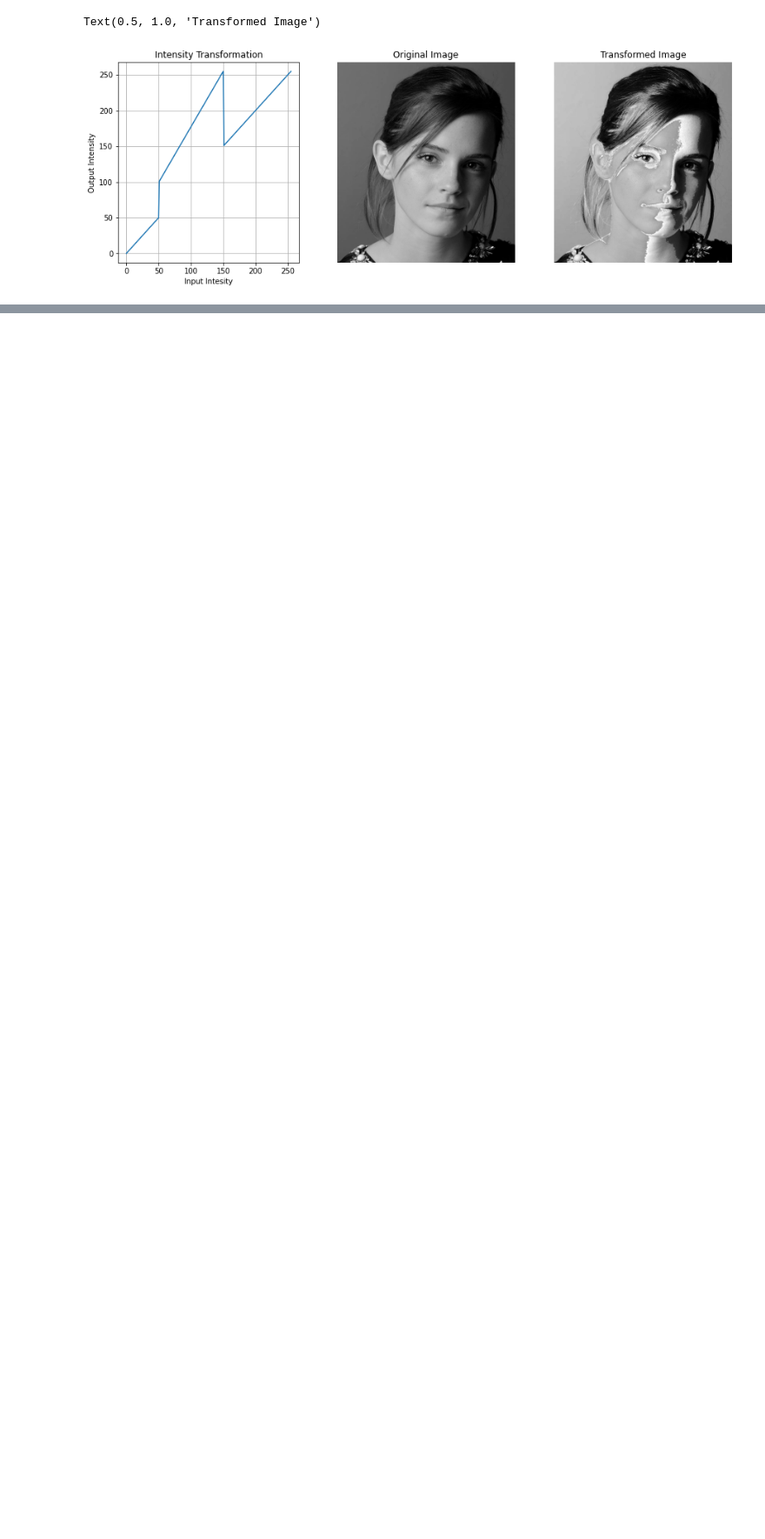
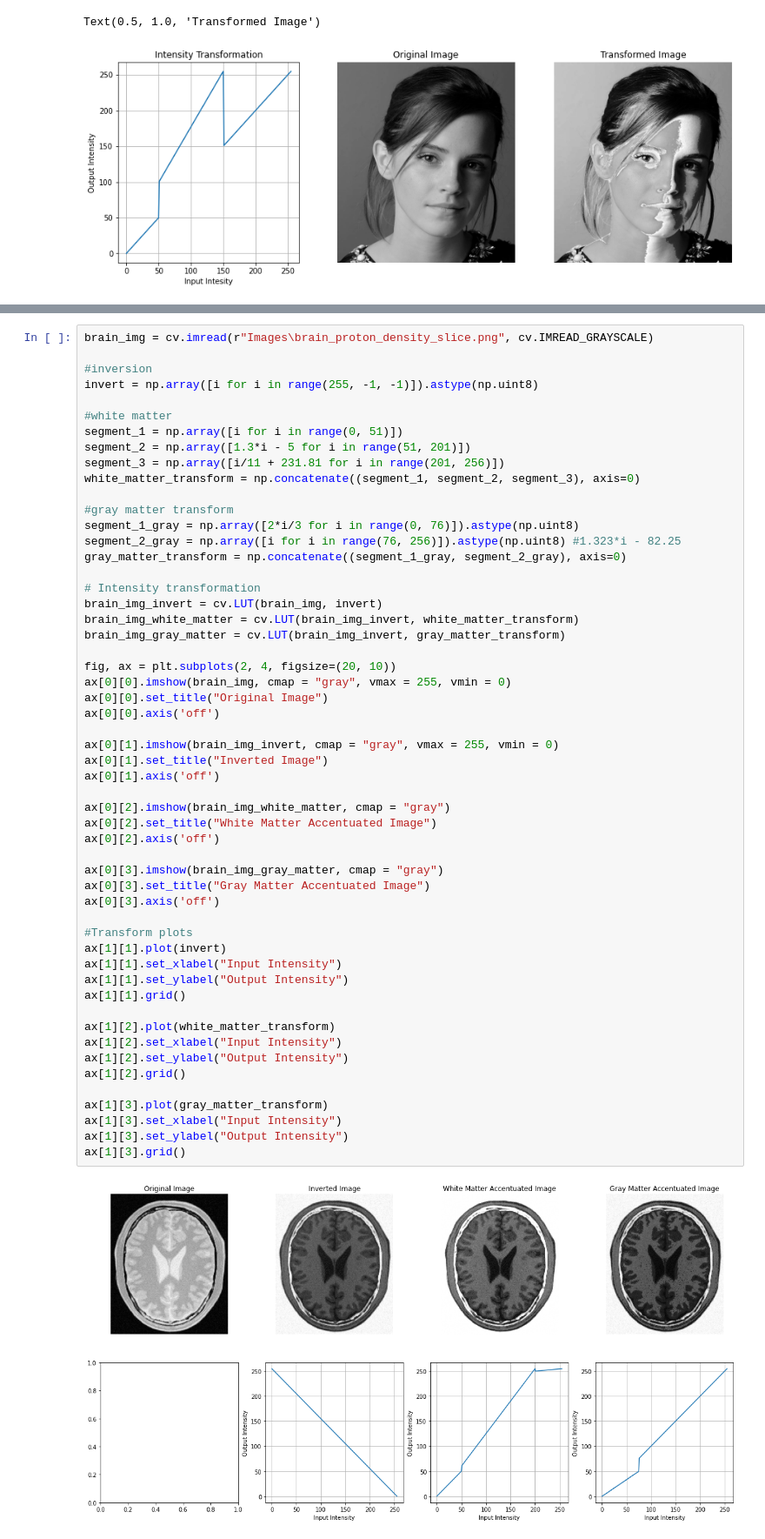
Before and after one commit to SupunDK/Fundamentals-of-Image-Processing, a Jupyter notebook: Assignment 1/190338C_Assignment_1.ipynb, the cells around one changed output, grey strips where cells are left out. Shown at 87% size. Cells and saved outputs as stored; diff of their text form; blank space fills up the shorter version.

```diff
--- a/Assignment 1/190338C_Assignment_1.ipynb
+++ b/Assignment 1/190338C_Assignment_1.ipynb
@@ -55,0 +35,56 @@ ax[2].imshow(brain_img_gray_matter, cmap = "gray")
+# %%
+brain_img = cv.imread(r"Images\brain_proton_density_slice.png", cv.IMREAD_GRAYSCALE)
+
+#inversion
+invert = np.array([i for i in range(255, -1, -1)]).astype(np.uint8)
+
+#white matter
+segment_1 = np.array([i for i in range(0, 51)])
+segment_2 = np.array([1.3*i - 5 for i in range(51, 201)])
+segment_3 = np.array([i/11 + 231.81 for i in range(201, 256)])
+white_matter_transform = np.concatenate((segment_1, segment_2, segment_3), axis=0)
+
+#gray matter transform
+segment_1_gray = np.array([2*i/3 for i in range(0, 76)]).astype(np.uint8)
+segment_2_gray = np.array([i for i in range(76, 256)]).astype(np.uint8) #1.323*i - 82.25
+gray_matter_transform = np.concatenate((segment_1_gray, segment_2_gray), axis=0)
+
+# Intensity transformation
+brain_img_invert = cv.LUT(brain_img, invert)
+brain_img_white_matter = cv.LUT(brain_img_invert, white_matter_transform)
+brain_img_gray_matter = cv.LUT(brain_img_invert, gray_matter_transform)
+
+fig, ax = plt.subplots(2, 4, figsize=(20, 10))
+ax[0][0].imshow(brain_img, cmap = "gray", vmax = 255, vmin = 0)
+ax[0][0].set_title("Original Image")
+ax[0][0].axis('off')
+
+ax[0][1].imshow(brain_img_invert, cmap = "gray", vmax = 255, vmin = 0)
+ax[0][1].set_title("Inverted Image")
+ax[0][1].axis('off')
+
+ax[0][2].imshow(brain_img_white_matter, cmap = "gray")
+ax[0][2].set_title("White Matter Accentuated Image")
+ax[0][2].axis('off')
+
+ax[0][3].imshow(brain_img_gray_matter, cmap = "gray")
+ax[0][3].set_title("Gray Matter Accentuated Image")
+ax[0][3].axis('off')
+
+#Transform plots
+ax[1][1].plot(invert)
+ax[1][1].set_xlabel("Input Intensity")
+ax[1][1].set_ylabel("Output Intensity")
+ax[1][1].grid()
+
+ax[1][2].plot(white_matter_transform)
+ax[1][2].set_xlabel("Input Intensity")
+ax[1][2].set_ylabel("Output Intensity")
+ax[1][2].grid()
+
+ax[1][3].plot(gray_matter_transform)
+ax[1][3].set_xlabel("Input Intensity")
+ax[1][3].set_ylabel("Output Intensity")
+ax[1][3].grid()
+# %% [output]
+[figure, added]
```
Also changed, not shown: parts of 1 cell of this notebook.
